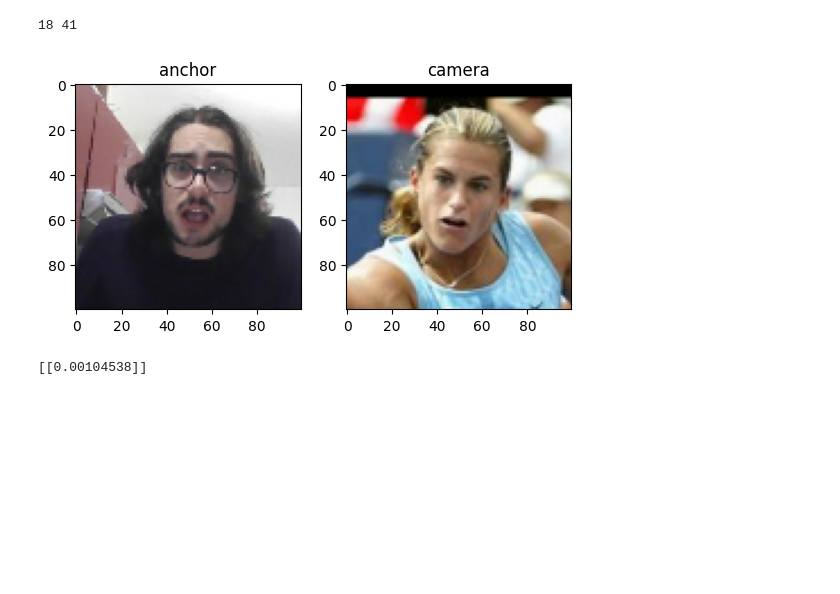
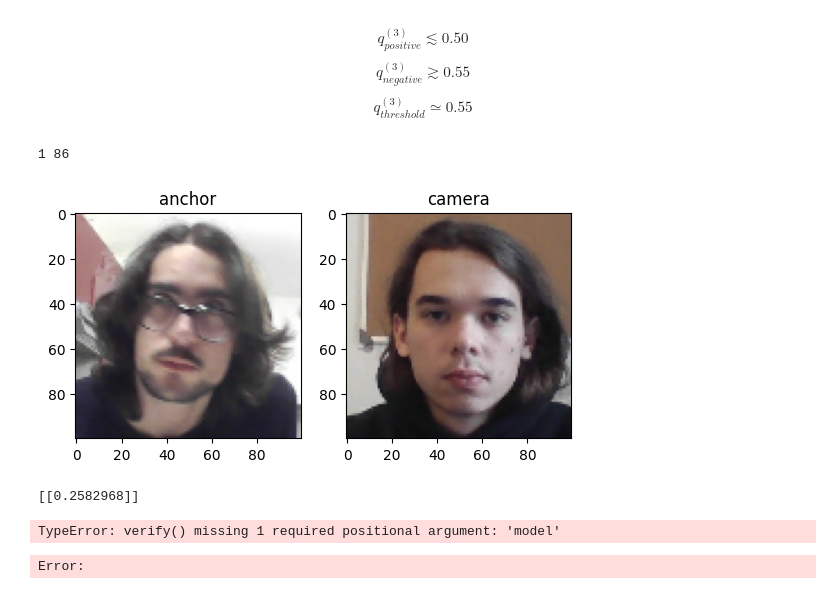
Before and after one commit to xafras/RFTL2, a Jupyter notebook: live.ipynb, the cells around one changed output. Cells and saved outputs as stored; diff of their text form; code cells hidden in the pictures; blank space fills up the shorter version.

Commit message:
improved live demonstration

```diff
--- a/live.ipynb
+++ b/live.ipynb
@@ -30,50 +24,52 @@ Verifying 25 data.
+# %% [markdown]
+$$q^{(3)}_{positive} \lesssim 0.50$$
+$$q^{(3)}_{negative} \gtrsim 0.55$$
+$$q^{(3)}_{threshold} \simeq 0.55$$
 # %%
-k,m =-1,-1
+k,m =0,0
 # %%
 # k = np.random.randint(0, len(os.listdir(ANC_PATH)))
 # m = np.random.randint(0, len(os.listdir(VER_PATH)))
-k+=1; m+=1
-k %= len(os.listdir(ANC_PATH)); m %= len(os.listdir(VER_PATH))
+anc_path = ANC_PATH
+ver_path = r'C:\Users\xafra\Documents\2A\Cassiopée\b\RFTL2\data\verification_demo'
+k+=1
+m-=1
+k %= len(os.listdir(anc_path)); m %= len(os.listdir(ver_path))
 print(k,m)
-anchor_file_path = os.path.join(ANC_PATH, os.listdir(ANC_PATH)[k])
-verify_file_path = os.path.join(VER_PATH, os.listdir(VER_PATH)[m])
+anchor_file_path = os.path.join(anc_path, os.listdir(anc_path)[k])
+verify_file_path = os.path.join(ver_path, os.listdir(ver_path)[m])
 
 test_input = np.array(preprocess(anchor_file_path))
 test_val = np.array(preprocess(verify_file_path))
 plot_images_b2b(test_input, test_val, title1='anchor', title2='camera')
 
 result = siamese_model.predict([np.array([test_input]), np.array([test_val])])
 print(result)
 # %% [output]
-18 41
+1 86
-[figure, old version]
+[figure, new version]
-[[0.00104538]]
+[[0.2582968]]
 # %%
-# cap = cv2.VideoCapture(0)
-# while cap.isOpened():
-#     ret, frame = cap.read()
-#     frame = frame[120:120+250,200:200+250, :]
+LIVE_PATH = os.path.join('data', 'live')
 
-#     cv2.imshow('Verification', frame)
+cap = cv2.VideoCapture(0)
+while cap.isOpened():
+    ret, frame = cap.read()
+    frame = frame[120:120+250,200:200+250, :]
 
-#     # Verification trigger
-#     if cv2.waitKey(10) & 0xFF == ord('v'):
-#         # Save input image to application_data/input_image folder
-#         cv2.imwrite(os.path.join(VER_PATH, 'input_image.jpg'), frame)
-#         # Run verification
+    cv2.imshow('Verification', frame)
 
-#         k = np.random.randint(0, len(os.listdir(ANC_PATH)))
-#         print(k)
-#         anchor_file_path = os.path.join(ANC_PATH, os.listdir(ANC_PATH)[k])
-#         verify_file_path = os.path.join(VER_PATH, 'input_image.jpg')
+    # Verification trigger
+    if cv2.waitKey(10) & 0xFF == ord('v'):
+        cv2.imwrite(os.path.join(LIVE_PATH, 'input_image.jpg'), frame)
+        # Run verification
+        print(verify(siamese_model, ver_path=LIVE_PATH))
 
-#         test_input = np.array(preprocess(anchor_file_path))
-#         test_val = np.array(preprocess(verify_file_path))
-#         plot_images_b2b(test_input, test_val)
-#         result = siamese_model.predict([np.array([test_input]), np.array([test_val])])
-#         print(result)
+    if cv2.waitKey(10) & 0xFF == ord('q'):
+        break
 
-#     if cv2.waitKey(10) & 0xFF == ord('q'):
-#         break
-# cap.release()
-# cv2.destroyAllWindows()
+cap.release()
+cv2.destroyAllWindows()
+# %% [output]
+TypeError: verify() missing 1 required positional argument: 'model'
+Error:
```
Also changed, not shown: parts of 3 cells of this notebook, 1 other file.
